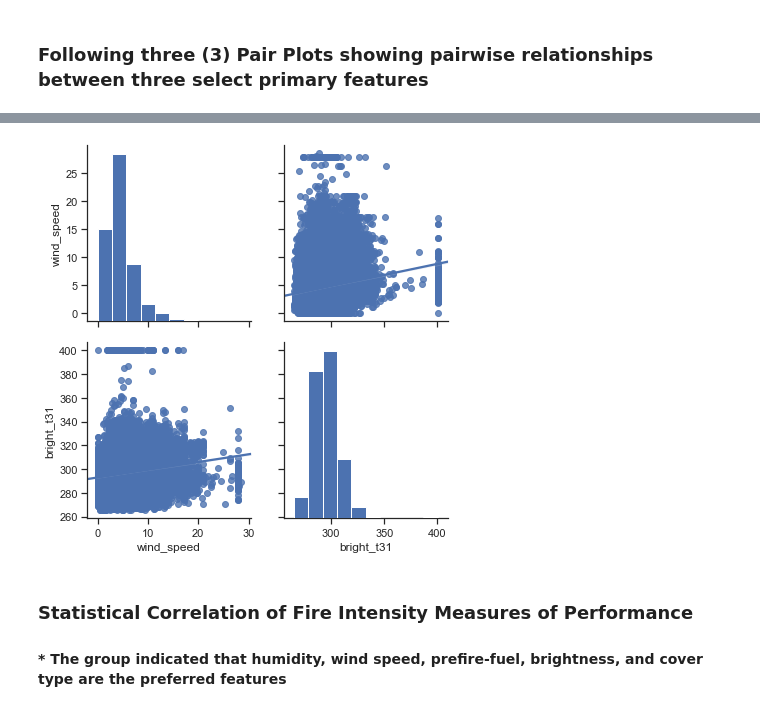
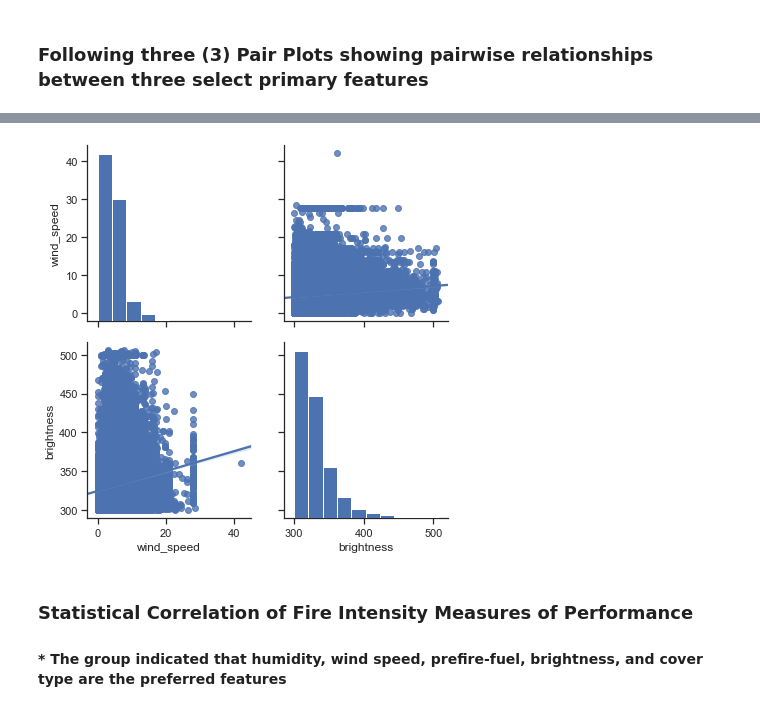
Before and after one commit to NahidGithub/Predicting-Wildfires, a Jupyter notebook: notebooks/Fire Intensity-Statistical Analysis-Production Code.ipynb, the cells around one changed output, grey strips where cells are left out. Cells and saved outputs as stored; diff of their text form; code cells hidden in the pictures.

```diff
--- a/notebooks/Fire Intensity-Statistical Analysis-Production Code.ipynb
+++ b/notebooks/Fire Intensity-Statistical Analysis-Production Code.ipynb
@@ -233,8 +233,8 @@ g = sns.pairplot(emstat_west, height=3, vars=['wind_speed','humidity','bright_t3
 # %%
 # Pairplot Analysis Part 4
-g = sns.pairplot(emstat_west, height=3, vars=['wind_speed','bright_t31'], kind="reg")
+g = sns.pairplot(emstat_west, height=3, vars=['wind_speed','brightness'], kind="reg")
 # %% [output]
-[figure, old version]
+[figure, new version]
 # %% [markdown]
 ### Statistical Correlation of Fire Intensity Measures of Performance
 
```
Also changed, not shown: parts of 30 cells of this notebook.
